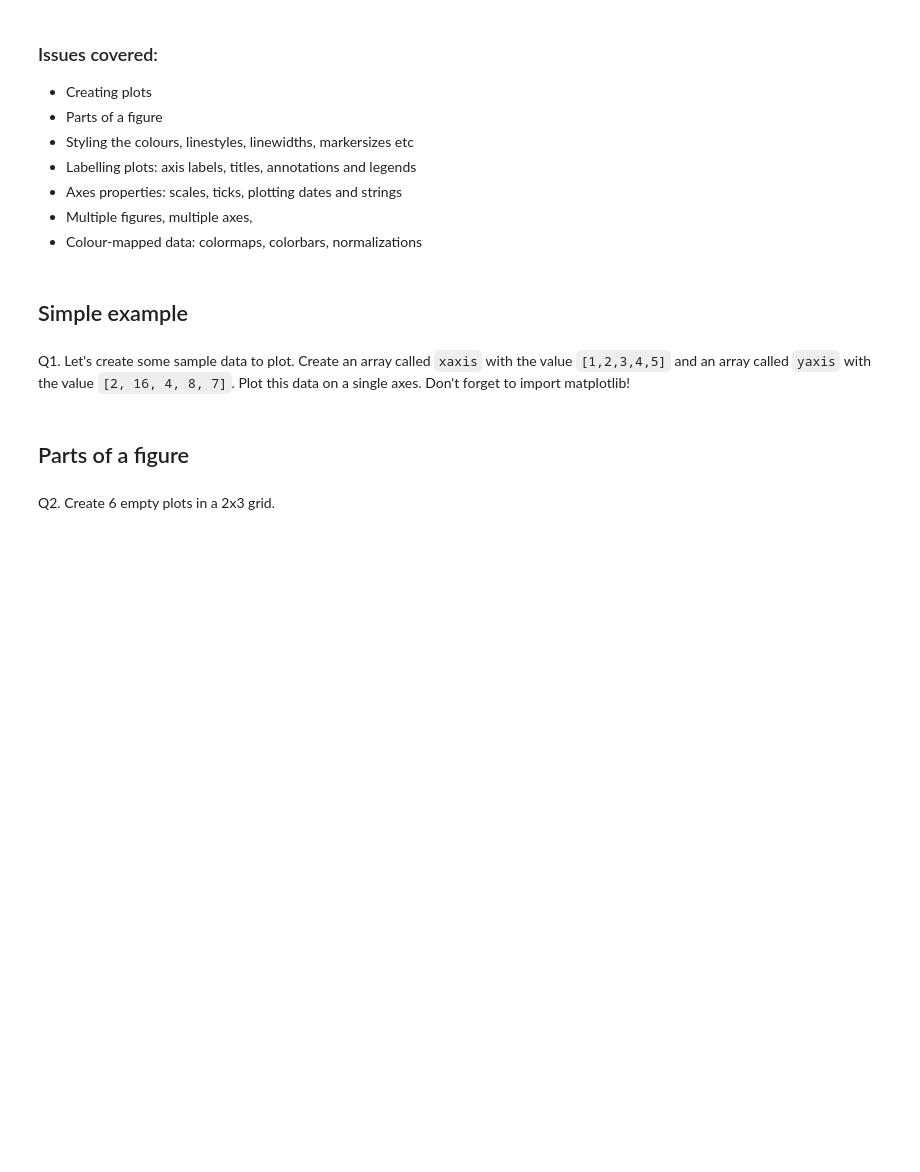
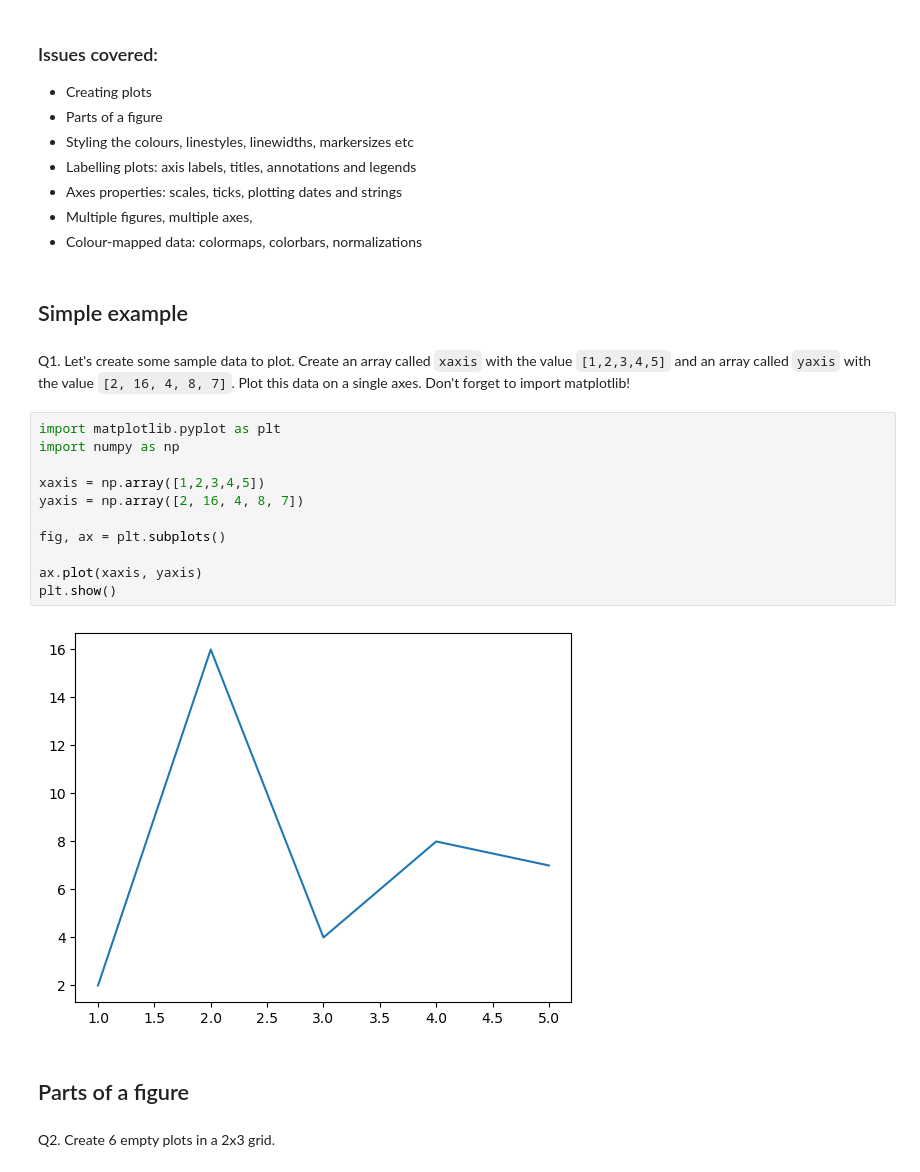
Before and after one commit to lakillo/my-isc-work, a Jupyter notebook: python-data/exercises/ex05_matplotlib.ipynb, the cells around one changed output. Cells and saved outputs as stored; diff of their text form; blank space fills up the shorter version.

```diff
--- a/python-data/exercises/ex05_matplotlib.ipynb
+++ b/python-data/exercises/ex05_matplotlib.ipynb
@@ -18,6 +18,19 @@ Find the teaching resources here: https://matplotlib.org/stable/users/explain/qu
 ## Simple example
 # %% [markdown]
 Q1. Let's create some sample data to plot. Create an array called `xaxis` with the value `[1,2,3,4,5]` and an array called `yaxis` with the value `[2, 16, 4, 8, 7]`. Plot this data on a single axes. Don't forget to import matplotlib!
+# %%
+import matplotlib.pyplot as plt
+import numpy as np
+
+xaxis = np.array([1,2,3,4,5])
+yaxis = np.array([2, 16, 4, 8, 7])
+
+fig, ax = plt.subplots()
+
+ax.plot(xaxis, yaxis)
+plt.show()
+# %% [output]
+[figure, added]
 # %% [markdown]
 ## Parts of a figure
 # %% [markdown]
```
Also changed, not shown: parts of 7 cells of this notebook, 1 other file.
